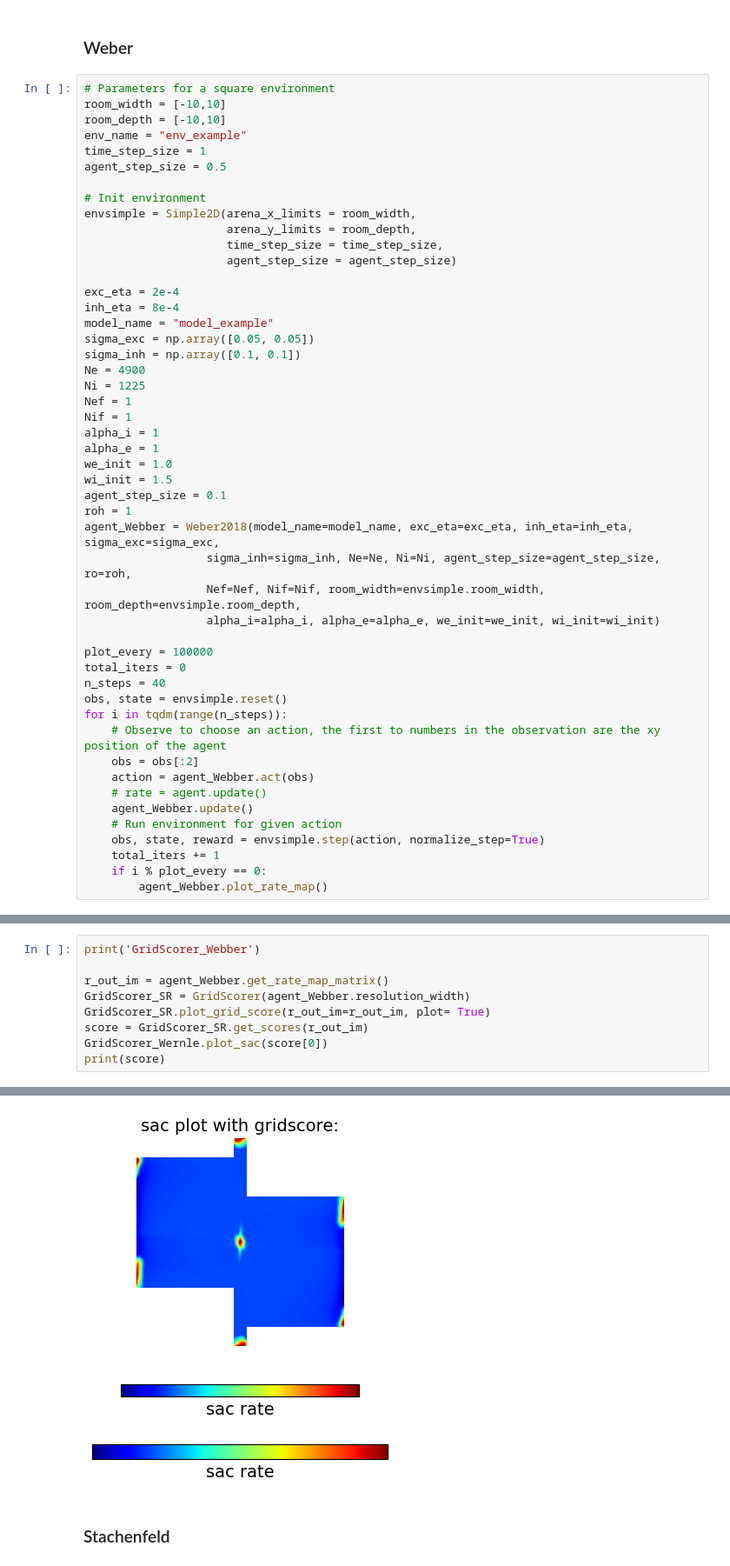
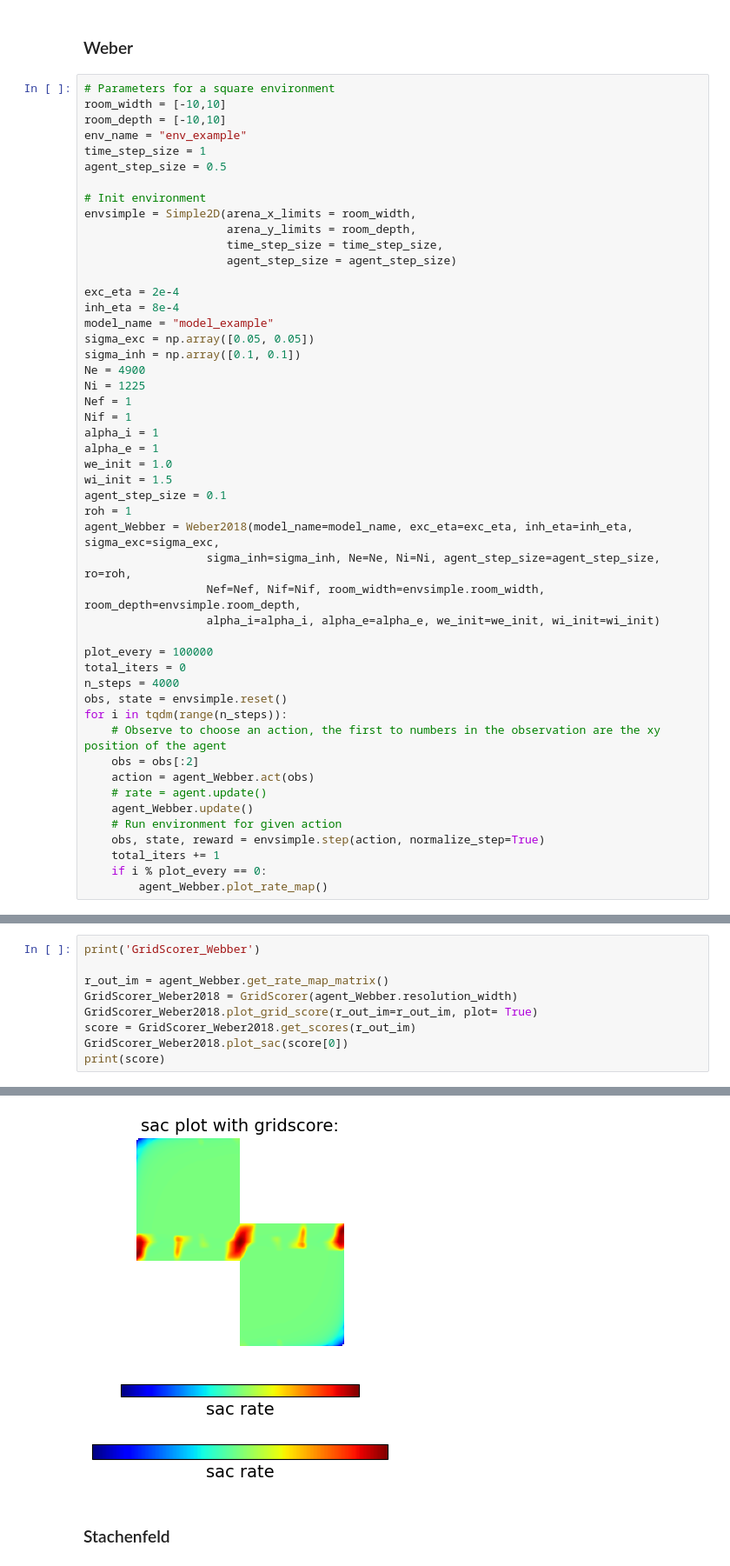
Before and after one commit to SainsburyWellcomeCentre/NeuralPlayground, a Jupyter notebook: examples/comparisons_examples/comparison_examples_score.ipynb, the cells around one changed output, grey strips where cells are left out. Shown at 87% size. Cells and saved outputs as stored; diff of their text form.

Commit message:
run scores

```diff
--- a/examples/comparisons_examples/comparison_examples_score.ipynb
+++ b/examples/comparisons_examples/comparison_examples_score.ipynb
@@ -188,7 +200,7 @@ agent_Webber = Weber2018(model_name=model_name, exc_eta=exc_eta, inh_eta=inh_eta
 
 plot_every = 100000
 total_iters = 0
-n_steps = 40
+n_steps = 4000
 obs, state = envsimple.reset()
 for i in tqdm(range(n_steps)):
     # Observe to choose an action, the first to numbers in the observation are the xy position of the agent
@@ -207,10 +219,10 @@ for i in tqdm(range(n_steps)):
 print('GridScorer_Webber')
 
 r_out_im = agent_Webber.get_rate_map_matrix()
-GridScorer_SR = GridScorer(agent_Webber.resolution_width)
-GridScorer_SR.plot_grid_score(r_out_im=r_out_im, plot= True)
-score = GridScorer_SR.get_scores(r_out_im)
-GridScorer_Wernle.plot_sac(score[0])
+GridScorer_Weber2018 = GridScorer(agent_Webber.resolution_width)
+GridScorer_Weber2018.plot_grid_score(r_out_im=r_out_im, plot= True)
+score = GridScorer_Weber2018.get_scores(r_out_im)
+GridScorer_Weber2018.plot_sac(score[0])
 print(score)
 # %% [output]
 GridScorer_Webber
@@ -230,4 +245,4 @@ GridScorer_Webber
-[figure, old version]
+[figure, new version]
 # %% [markdown]
 ### Stachenfeld
 # %%
```
Also changed, not shown: parts of 19 cells of this notebook.
